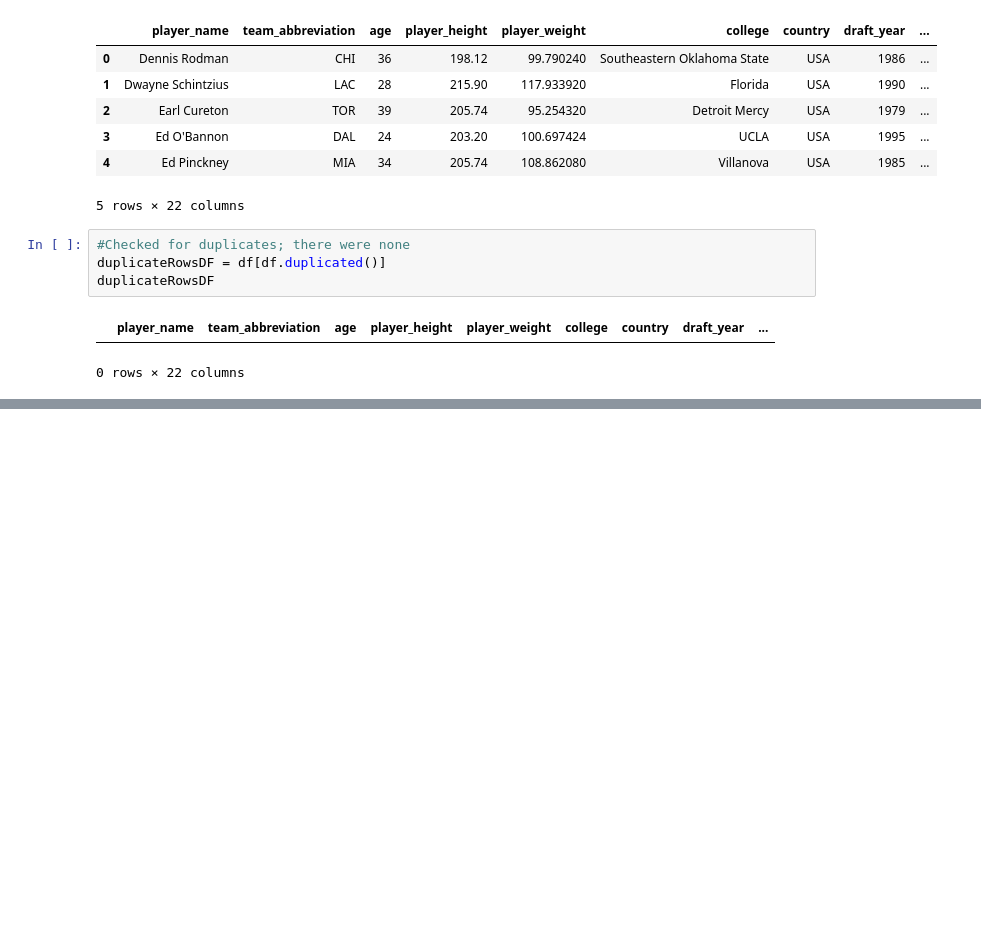
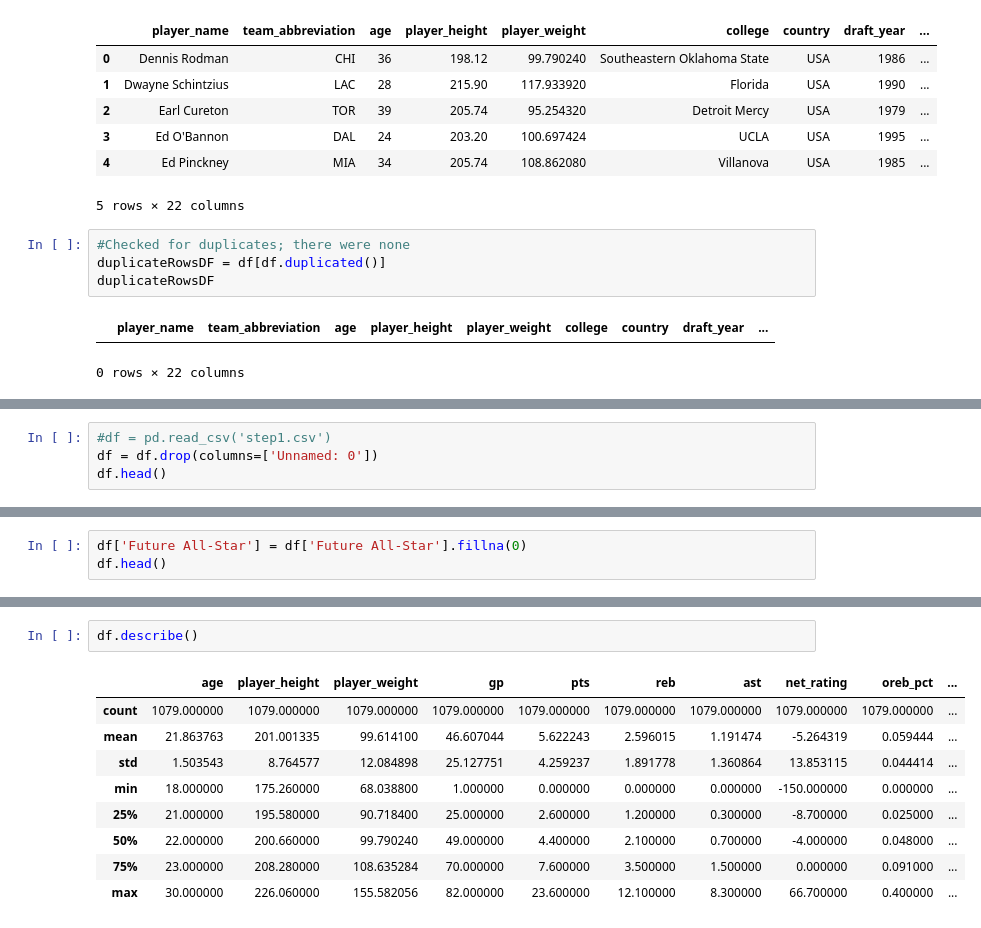
Before and after one commit to sreddy7819/springboard, a Jupyter notebook: Capstone2Satvik.ipynb, the cells around one changed output, grey strips where cells are left out. Cells and saved outputs as stored; diff of their text form; blank space fills up the shorter version.

```diff
--- a/Capstone2Satvik.ipynb
+++ b/Capstone2Satvik.ipynb
@@ -140,0 +164,4 @@ df.to_csv('/Users/satvikreddy/Downloads/Springboard/datacap2/step1.csv')
+# %%
+#df = pd.read_csv('step1.csv')
+df = df.drop(columns=['Unnamed: 0'])
+df.head()
@@ -140,0 +176,3 @@ df.to_csv('/Users/satvikreddy/Downloads/Springboard/datacap2/step1.csv')
+# %%
+df['Future All-Star'] = df['Future All-Star'].fillna(0)
+df.head()
@@ -140,0 +211,12 @@ df.to_csv('/Users/satvikreddy/Downloads/Springboard/datacap2/step1.csv')
+# %%
+df.describe()
+# %% [output]
+|  | age | player_height | player_weight | gp | pts | reb | ast | net_rating | oreb_pct | ... |
+| count | 1079.000000 | 1079.000000 | 1079.000000 | 1079.000000 | 1079.000000 | 1079.000000 | 1079.000000 | 1079.000000 | 1079.000000 | ... |
+| mean | 21.863763 | 201.001335 | 99.614100 | 46.607044 | 5.622243 | 2.596015 | 1.191474 | -5.264319 | 0.059444 | ... |
+| std | 1.503543 | 8.764577 | 12.084898 | 25.127751 | 4.259237 | 1.891778 | 1.360864 | 13.853115 | 0.044414 | ... |
+| min | 18.000000 | 175.260000 | 68.038800 | 1.000000 | 0.000000 | 0.000000 | 0.000000 | -150.000000 | 0.000000 | ... |
+| 25% | 21.000000 | 195.580000 | 90.718400 | 25.000000 | 2.600000 | 1.200000 | 0.300000 | -8.700000 | 0.025000 | ... |
+| 50% | 22.000000 | 200.660000 | 99.790240 | 49.000000 | 4.400000 | 2.100000 | 0.700000 | -4.000000 | 0.048000 | ... |
+| 75% | 23.000000 | 208.280000 | 108.635284 | 70.000000 | 7.600000 | 3.500000 | 1.500000 | 0.000000 | 0.091000 | ... |
+| max | 30.000000 | 226.060000 | 155.582056 | 82.000000 | 23.600000 | 12.100000 | 8.300000 | 66.700000 | 0.400000 | ... |
```
Also changed, not shown: parts of 9 cells of this notebook.
